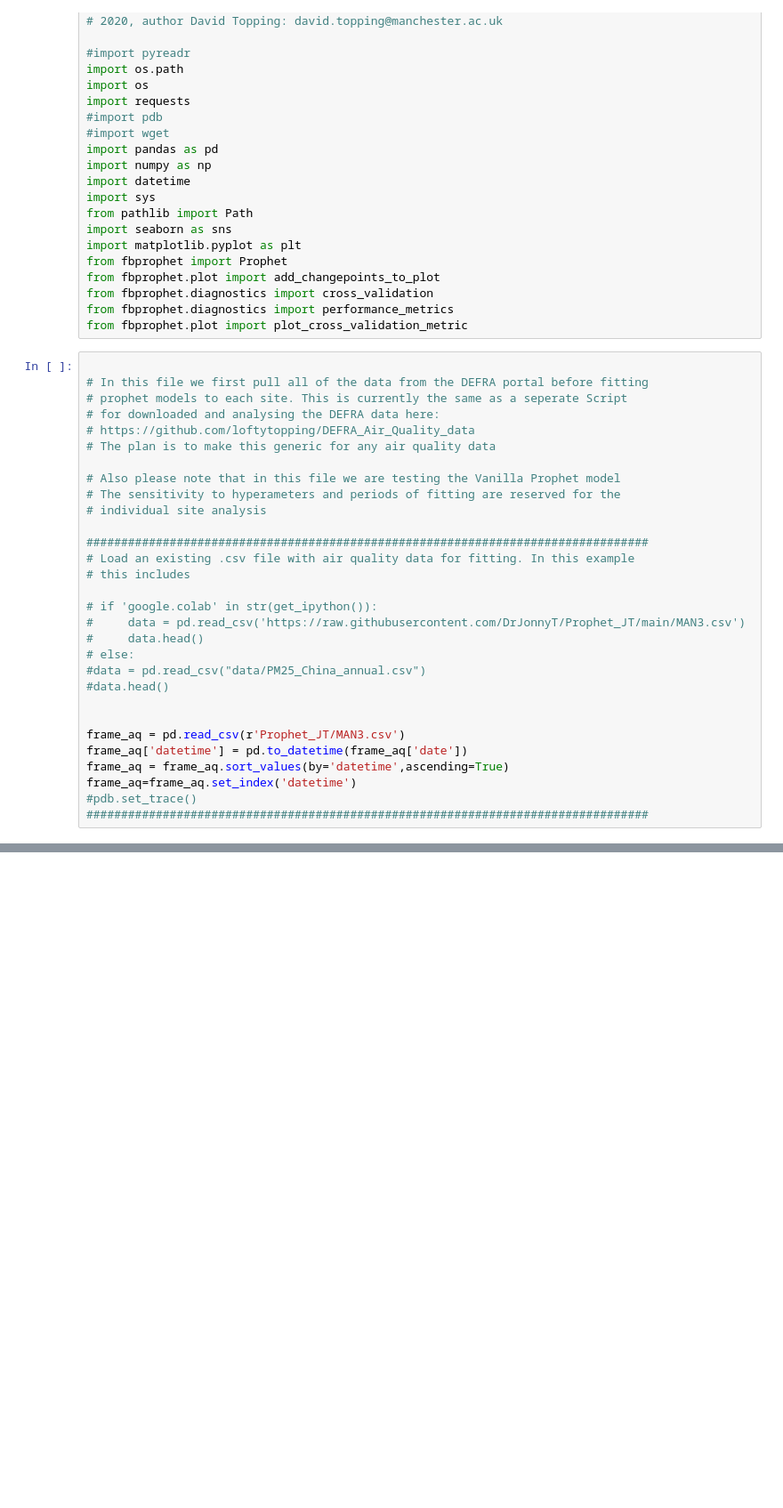
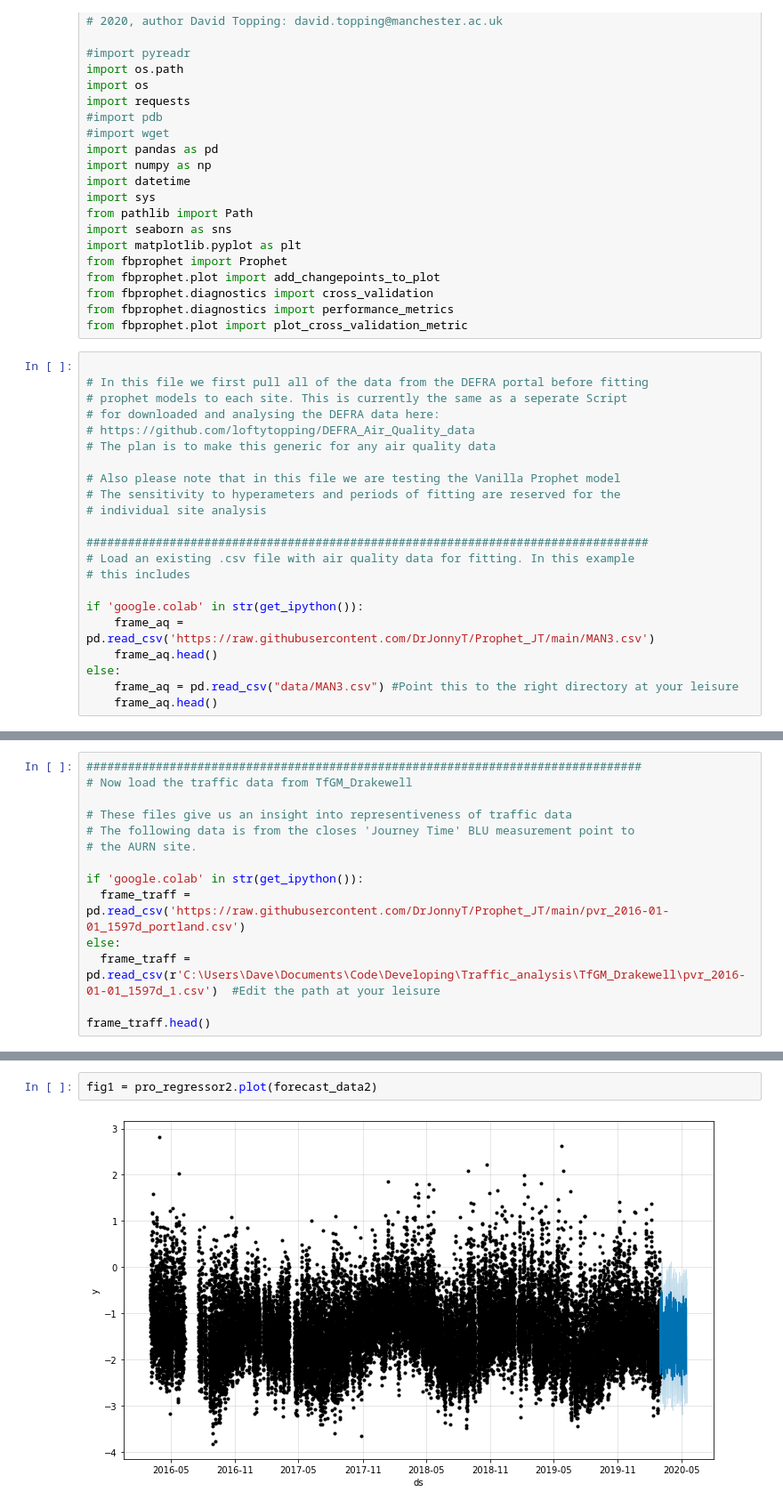
Before and after one commit to DrJonnyT/Prophet_JT, a Jupyter notebook: Prophet_JT.ipynb, the cells around one changed output, grey strips where cells are left out. Shown at 89% size. Cells and saved outputs as stored; diff of their text form; blank space fills up the shorter version.

```diff
--- a/Prophet_JT.ipynb
+++ b/Prophet_JT.ipynb
@@ -61,17 +62,9 @@ from fbprophet.plot import plot_cross_validation_metric
 # Load an existing .csv file with air quality data for fitting. In this example
 # this includes
 
-# if 'google.colab' in str(get_ipython()):
-#     data = pd.read_csv('https://raw.githubusercontent.com/DrJonnyT/Prophet_JT/main/MAN3.csv')
-#     data.head()
-# else:
-#data = pd.read_csv("data/PM25_China_annual.csv")
-#data.head()
-
-
-frame_aq = pd.read_csv(r'Prophet_JT/MAN3.csv')
-frame_aq['datetime'] = pd.to_datetime(frame_aq['date'])
-frame_aq = frame_aq.sort_values(by='datetime',ascending=True)
-frame_aq=frame_aq.set_index('datetime')
-#pdb.set_trace()
-#################################################################################
+if 'google.colab' in str(get_ipython()):
+    frame_aq = pd.read_csv('https://raw.githubusercontent.com/DrJonnyT/Prophet_JT/main/MAN3.csv')
+    frame_aq.head()
+else:
+    frame_aq = pd.read_csv("data/MAN3.csv") #Point this to the right directory at your leisure
+    frame_aq.head()
@@ -77,0 +78,14 @@ frame_aq=frame_aq.set_index('datetime')
+# %%
+################################################################################
+# Now load the traffic data from TfGM_Drakewell
+
+# These files give us an insight into representiveness of traffic data
+# The following data is from the closes 'Journey Time' BLU measurement point to
+# the AURN site.
+
+if 'google.colab' in str(get_ipython()):
+  frame_traff = pd.read_csv('https://raw.githubusercontent.com/DrJonnyT/Prophet_JT/main/pvr_2016-01-01_1597d_portland.csv')
+else:
+  frame_traff = pd.read_csv(r'C:\Users\Dave\Documents\Code\Developing\Traffic_analysis\TfGM_Drakewell\pvr_2016-01-01_1597d_1.csv')  #Edit the path at your leisure
+
+frame_traff.head()
@@ -296,0 +216,4 @@ plt.show()
+# %%
+fig1 = pro_regressor2.plot(forecast_data2)
+# %% [output]
+[figure, added]
```
Also changed, not shown: parts of 8 cells of this notebook.
